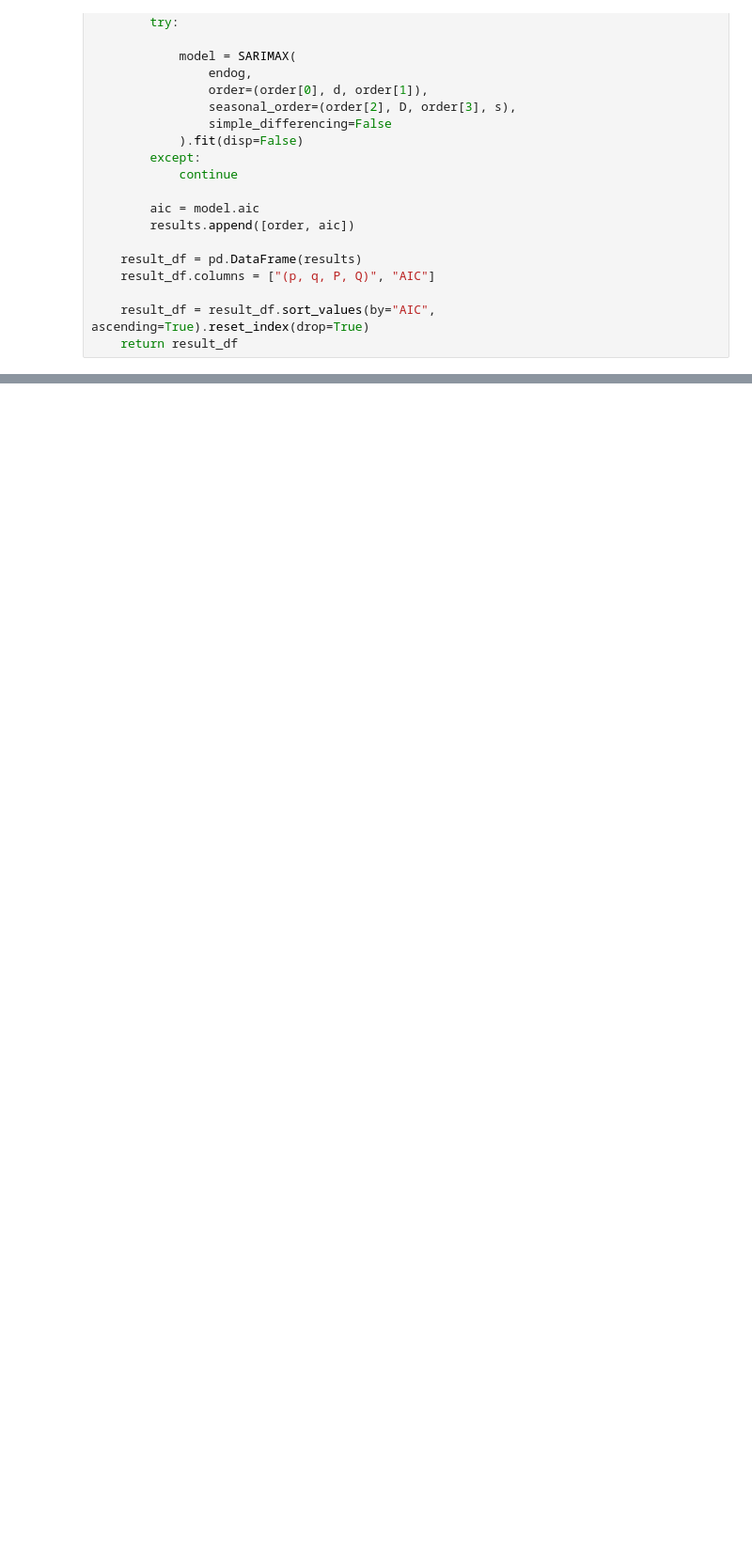
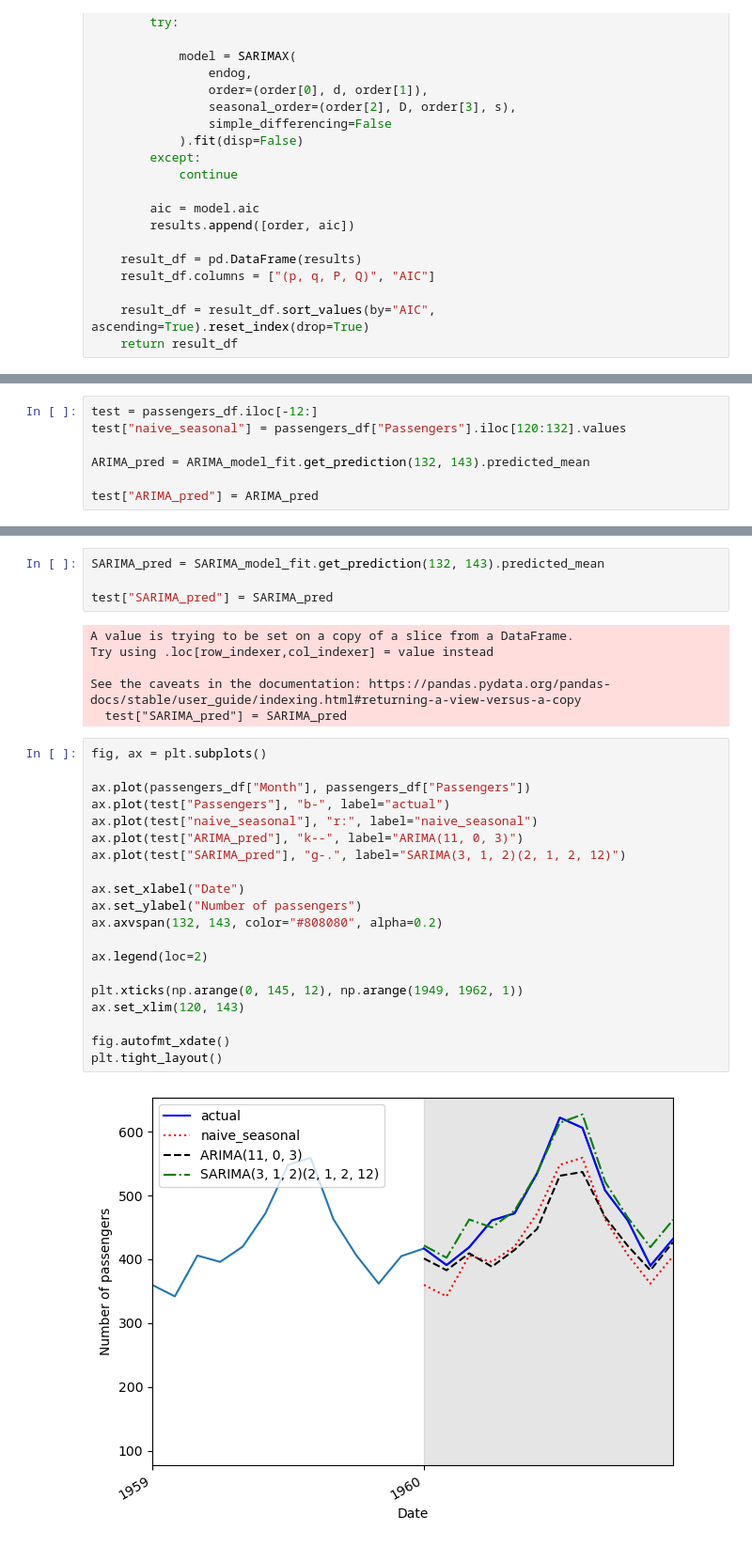
Before and after one commit to Alexa201228/timeseriesPracticeML, a Jupyter notebook: SARIMA_model.ipynb, the cells around one changed output, grey strips where cells are left out. Shown: that part at 94% size. Saved outputs shown, nothing was run; the diff lists cells and outputs as text; blank space fills up the shorter version.

```diff
--- a/SARIMA_model.ipynb
+++ b/SARIMA_model.ipynb
@@ -159,0 +160,7 @@ ljungbox_df
+# %%
+test = passengers_df.iloc[-12:]
+test["naive_seasonal"] = passengers_df["Passengers"].iloc[120:132].values
+
+ARIMA_pred = ARIMA_model_fit.get_prediction(132, 143).predicted_mean
+
+test["ARIMA_pred"] = ARIMA_pred
@@ -159,0 +265,32 @@ ljungbox_df
+# %%
+SARIMA_pred = SARIMA_model_fit.get_prediction(132, 143).predicted_mean
+
+test["SARIMA_pred"] = SARIMA_pred
+# %% [output]
+A value is trying to be set on a copy of a slice from a DataFrame.
+Try using .loc[row_indexer,col_indexer] = value instead
+
+See the caveats in the documentation: https://pandas.pydata.org/pandas-docs/stable/user_guide/indexing.html#returning-a-view-versus-a-copy
+  test["SARIMA_pred"] = SARIMA_pred
+# %%
+fig, ax = plt.subplots()
+
+ax.plot(passengers_df["Month"], passengers_df["Passengers"])
+ax.plot(test["Passengers"], "b-", label="actual")
+ax.plot(test["naive_seasonal"], "r:", label="naive_seasonal")
+ax.plot(test["ARIMA_pred"], "k--", label="ARIMA(11, 0, 3)")
+ax.plot(test["SARIMA_pred"], "g-.", label="SARIMA(3, 1, 2)(2, 1, 2, 12)")
+
+ax.set_xlabel("Date")
+ax.set_ylabel("Number of passengers")
+ax.axvspan(132, 143, color="#808080", alpha=0.2)
+
+ax.legend(loc=2)
+
+plt.xticks(np.arange(0, 145, 12), np.arange(1949, 1962, 1))
+ax.set_xlim(120, 143)
+
+fig.autofmt_xdate()
+plt.tight_layout()
+# %% [output]
+[figure, added]
```
Also changed, not shown: parts of 13 cells of this notebook.
